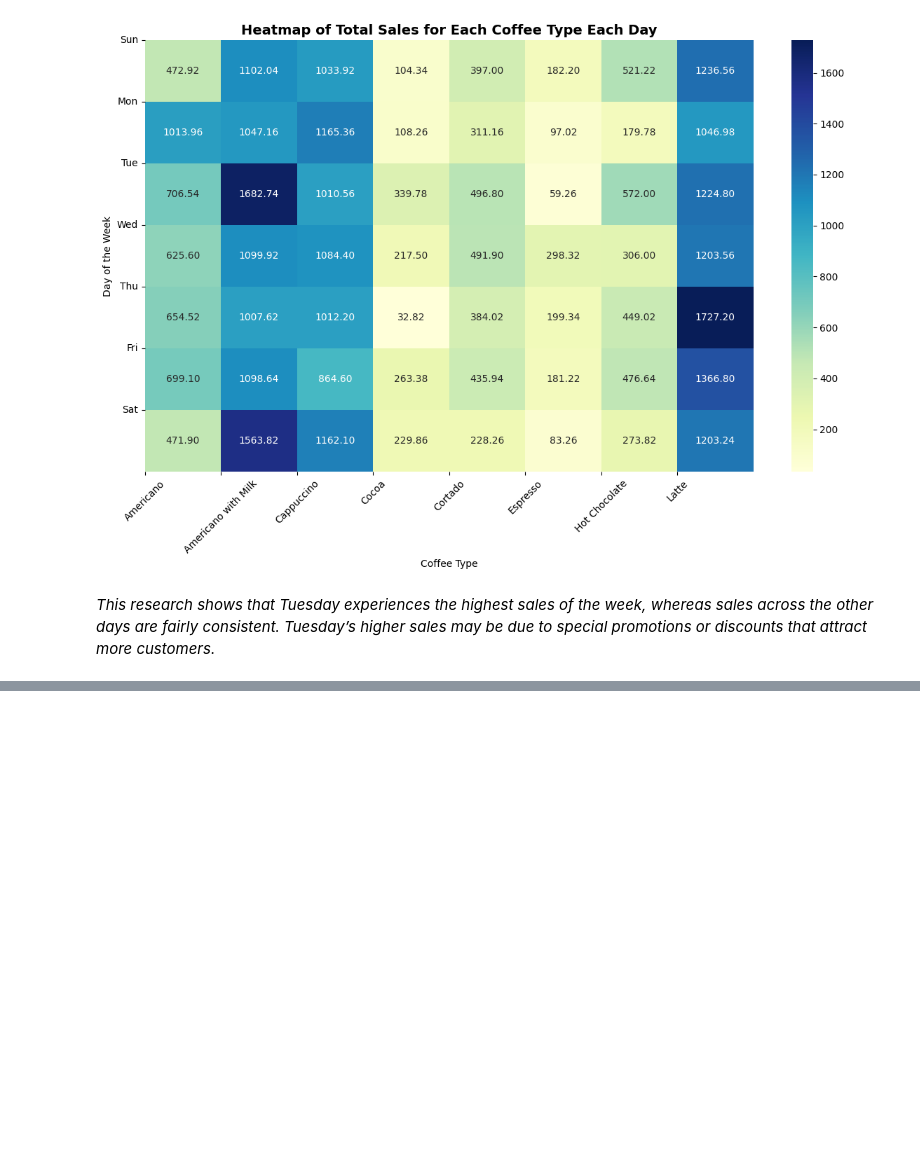
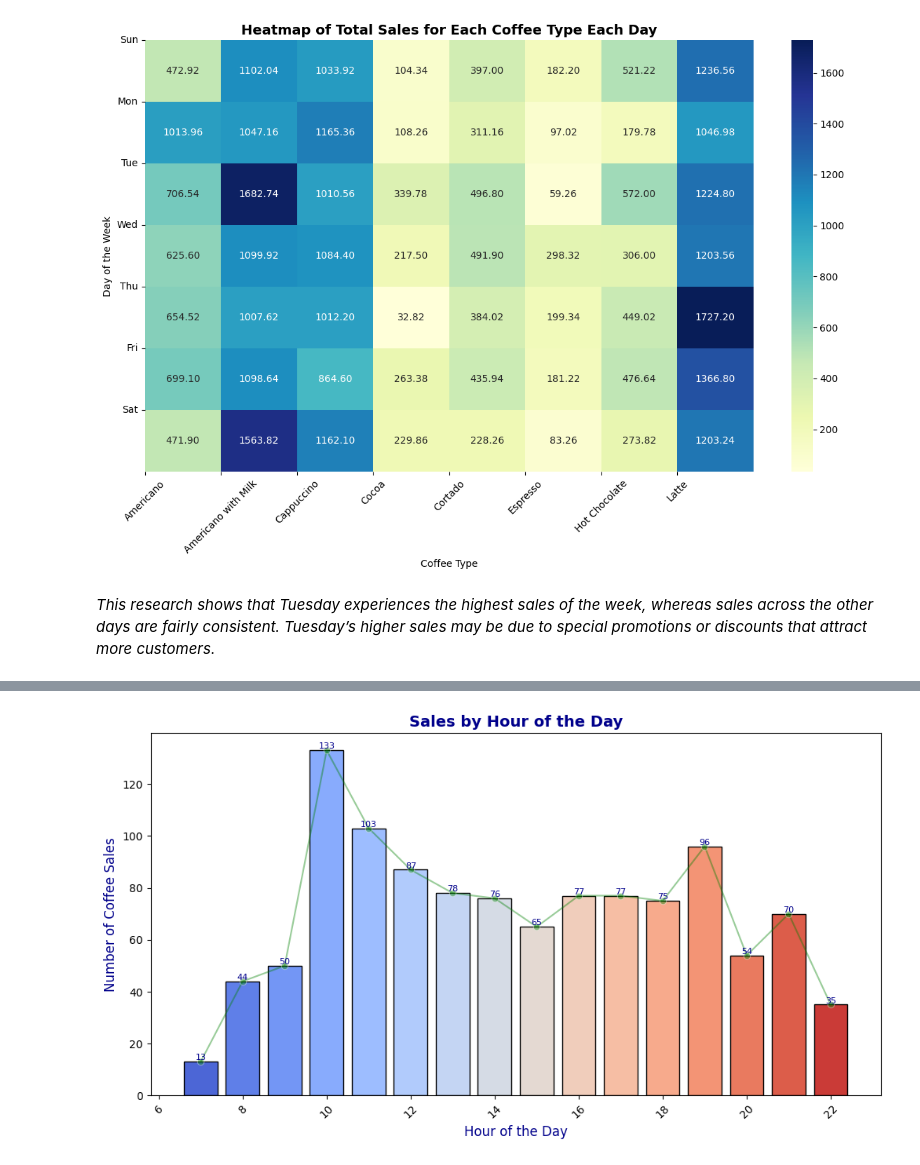
Before and after one commit to Viktoriia-Shalaieva/Coffee_Sales_Data_Analysis, a Jupyter notebook: Python/coffee_sales.ipynb, the cells around one changed output, grey strips where cells are left out. Saved outputs shown, nothing was run; the diff lists cells and outputs as text; code cells hidden in the pictures; blank space fills up the shorter version.

Commit message:
The number of coffee sales across different hours of the day

```diff
--- a/Python/coffee_sales.ipynb
+++ b/Python/coffee_sales.ipynb
@@ -964,0 +969,12 @@ plt.show()
+# %%
+df['hour'] = df['hour'].astype(int)
+# Group by the hour and count the number of coffee sales
+hourly_sales = (
+    df.groupby('hour')
+    .size()
+    .reset_index(name='Count')
+    .rename(columns={'hour': 'Hour'})
+)
+
+print("Number of coffee sold each hour:")
+print(hourly_sales.to_string(index=False))
@@ -964,0 +1000,20 @@ plt.show()
+# %%
+plt.figure(figsize=(12, 6))
+ax = plt.gca()  # Get current axis
+palette = sns.color_palette("coolwarm", n_colors=len(hourly_sales))
+
+# Bar plot
+bars = ax.bar(hourly_sales['Hour'], hourly_sales['Count'], edgecolor='black', color=palette)
+
+# Line plot
+sns.lineplot(x='Hour', y='Count', data=hourly_sales, color='green', marker='o', ax=ax, alpha=0.4)
+
+ax.bar_label(bars, fontsize=8, color='darkblue')
+
+plt.xlabel('Hour of the Day', fontsize=12, color='darkblue')
+plt.ylabel('Number of Coffee Sales', fontsize=12, color='darkblue')
+plt.title('Sales by Hour of the Day', fontsize=14, fontweight='bold', color='darkblue')
+plt.xticks(rotation=45)
+plt.show()
+# %% [output]
+[figure, added]
```
Also changed, not shown: parts of 3 cells of this notebook.
